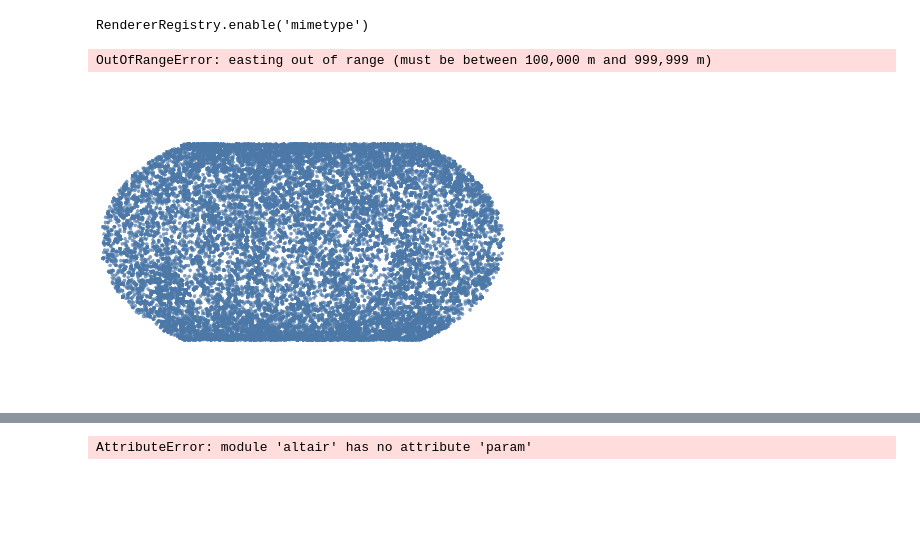
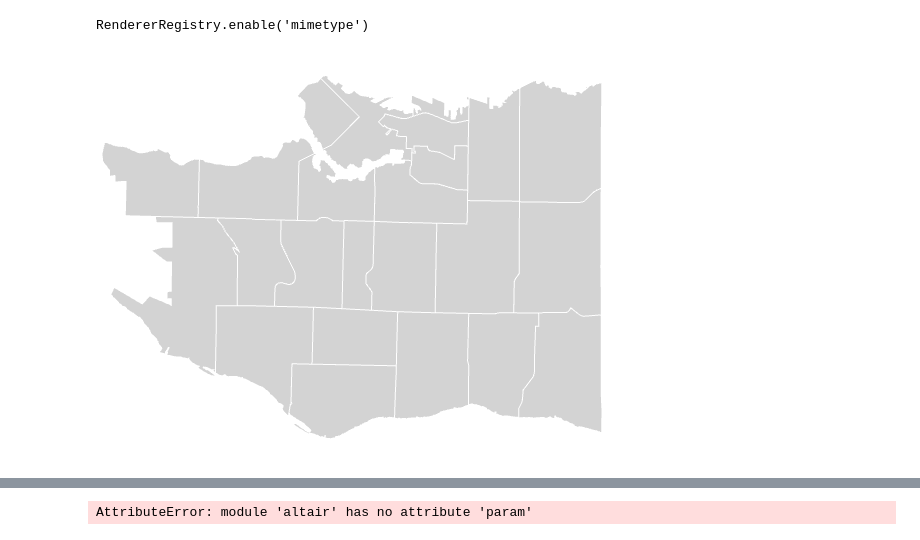
Before and after one commit to sgskung/crime320, a Jupyter notebook: views.ipynb, the cells around one changed output, grey strips where cells are left out. Saved outputs shown, nothing was run; the diff lists cells and outputs as text; code cells hidden in the pictures; blank space fills up the shorter version.

```diff
--- a/views.ipynb
+++ b/views.ipynb
@@ -26,31 +26,25 @@ df['DATE'] = pd.to_datetime(df[['YEAR', 'MONTH', 'DAY']])
 # %%
 url_geojson = "https://raw.githubusercontent.com/blackmad/neighborhoods/master/vancouver.geojson"
 data_geojson_remote = alt.Data(url=url_geojson, format=alt.DataFormat(property='features',type='json'))
-# %%
-def rule(row):
-    lat, lon = utm.to_latlon(row["X"], row["Y"], 45, 'K')
-    return pd.Series({"lat": X, "long": Y})
-
-df.merge(df.apply(rule(df), axis=1), left_index= True, right_index= True)
-# %% [output]
-OutOfRangeError: easting out of range (must be between 100,000 m and 999,999 m)
 # %%
 crimes = alt.topo_feature(url_geojson, feature = 'Neighborhoods')
 
 bg = alt.Chart(crimes).mark_geoshape(fill='lightgray', stroke='white').encode(
     longitude='X:Q',
     latitude='Y:Q',
     size=alt.value(10)
 ).project(
 ).properties(
     width=500,
     height=400
 )
 
 points = alt.Chart(df).mark_circle().encode(
     longitude='X:Q',
     latitude='Y:Q',
     size=alt.value(15)
 )
+
+bg
 # %% [output]
-[figure, old version]
+[figure, new version]
```
Also changed, not shown: parts of 5 cells of this notebook.
